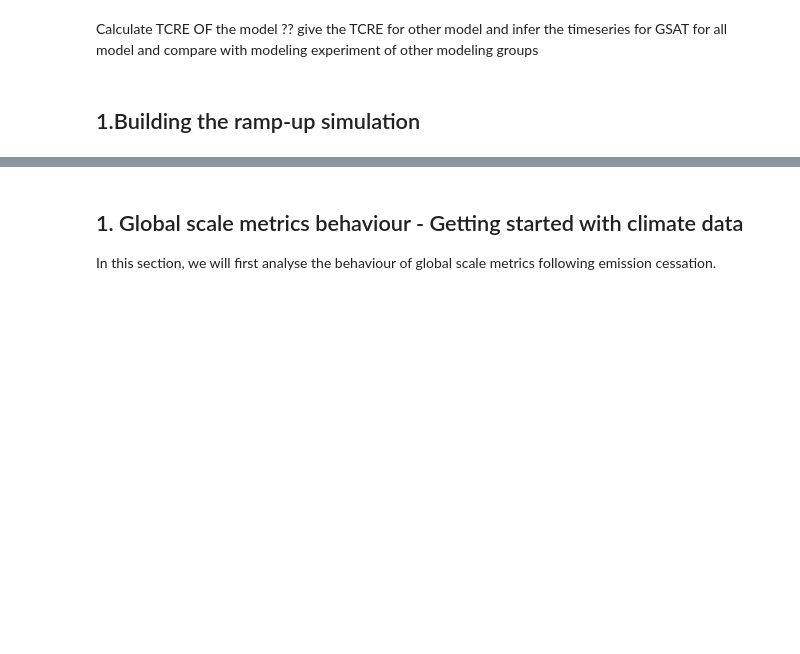
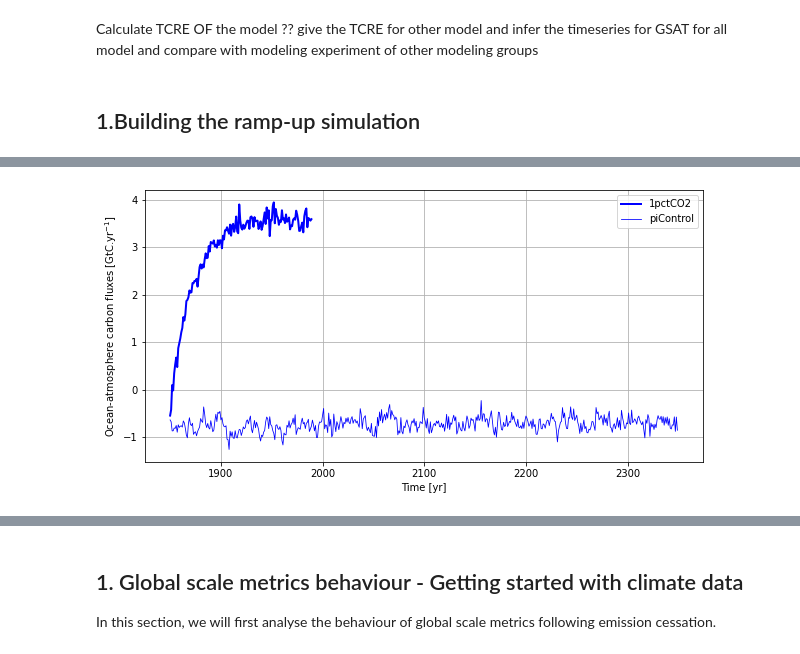
Before and after one commit to acsed-dot/TP-MSOAC-Climate_change, a Jupyter notebook: topics/3-CNRM-ESM2-2_emission_driven.ipynb, the cells around one changed output, grey strips where cells are left out. Saved outputs shown, nothing was run; the diff lists cells and outputs as text; code cells hidden in the pictures; blank space fills up the shorter version.

```diff
--- a/topics/3-CNRM-ESM2-2_emission_driven.ipynb
+++ b/topics/3-CNRM-ESM2-2_emission_driven.ipynb
@@ -172,0 +255,20 @@ The aim here is to first calculate the TCRE. Transient Climate Response to Cumul
+# %%
+# load variables
+year = df_fgco2_cd["year"]
+fgco2 = df_fgco2_cd["1pctCO2"]
+fgco2_pi = df_fgco2_cd["piControl"]
+
+nbp = df_nbp_cd["1pctCO2"]
+nbp_pi = df_nbp_cd["piControl"]
+# %%
+fig, ax = plt.subplots(1, 1, figsize=(10, 5))
+ax.plot(year, fgco2, color="b", lw=2, label="1pctCO2")
+ax.plot(year, fgco2_pi, color="b", lw=0.8, label="piControl")
+
+# aesthetic
+ax.set_xlabel("Time [yr]")
+ax.set_ylabel("Ocean-atmosphere carbon fluxes [GtC.yr$^{-1}$]")
+ax.legend()
+ax.grid()
+# %% [output]
+[figure, added]
```
Also changed, not shown: parts of 29 cells of this notebook, 6 other files.
